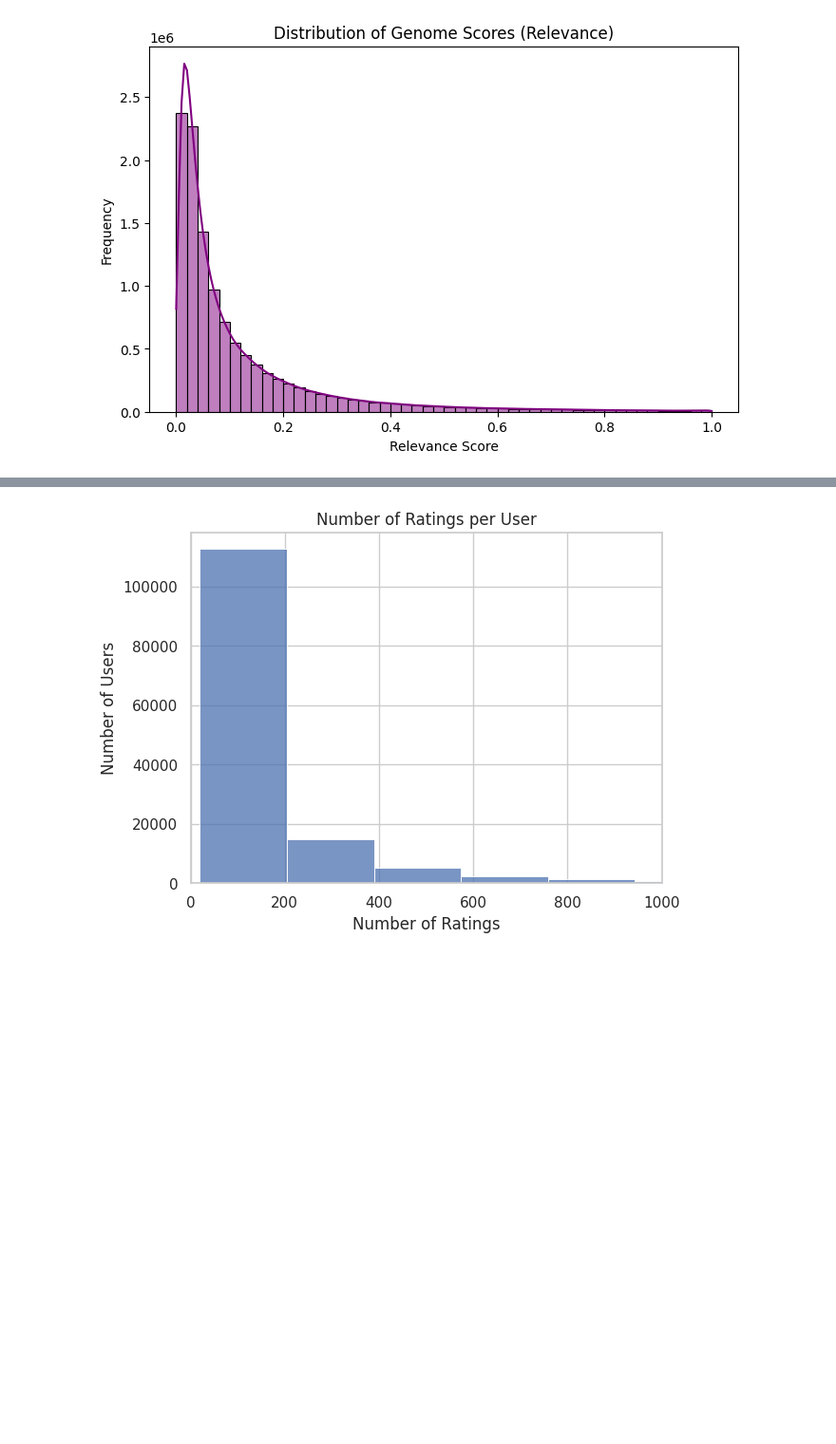
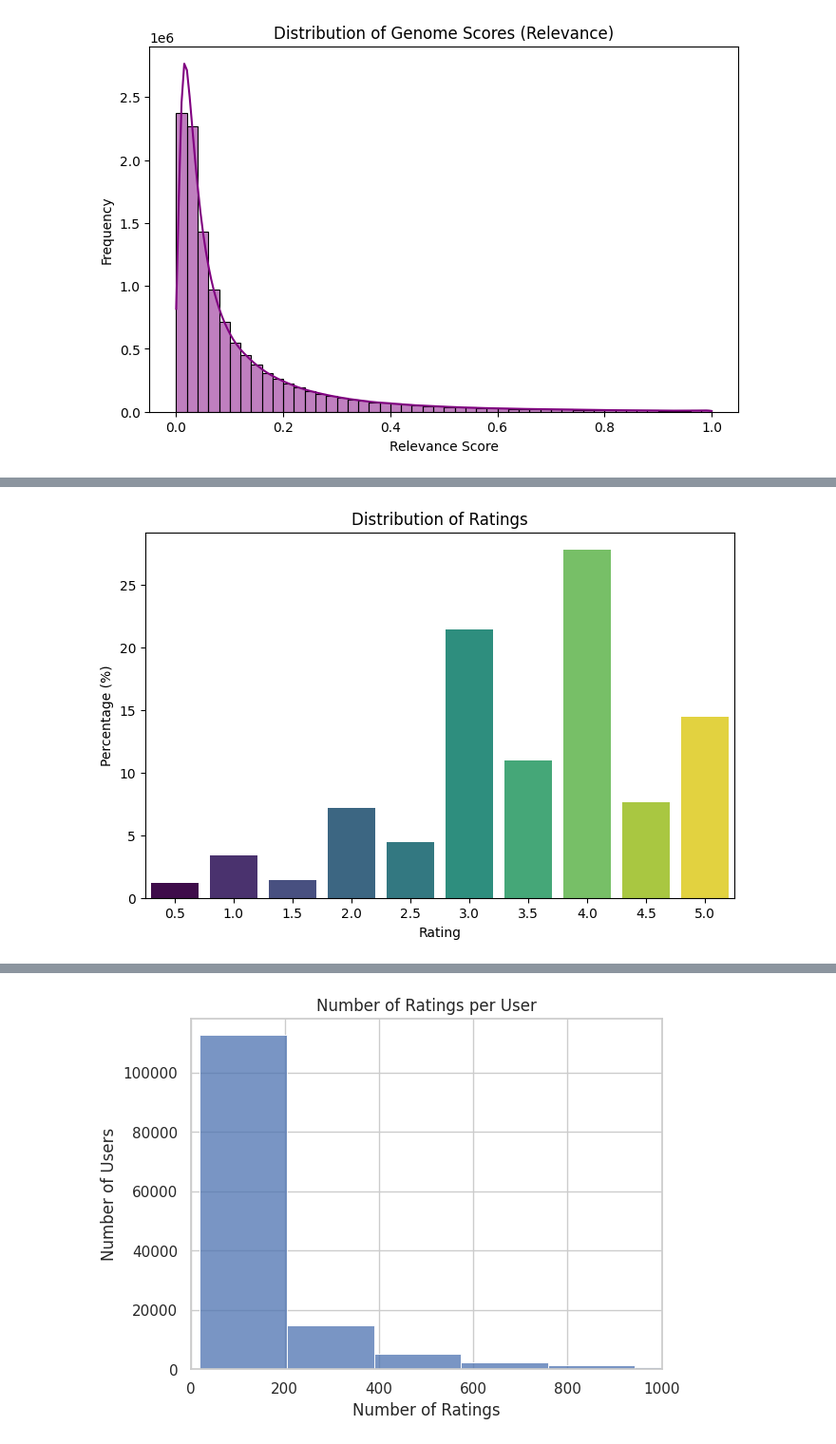
Before and after one commit to emanueleiacca/ADM-HW4, a Jupyter notebook: DataPreparation.ipynb, the cells around one changed output, grey strips where cells are left out. Shown at 95% size. Saved outputs shown, nothing was run; the diff lists cells and outputs as text; code cells hidden in the pictures; blank space fills up the shorter version.

```diff
--- a/DataPreparation.ipynb
+++ b/DataPreparation.ipynb
@@ -532,0 +413,20 @@ plt.show()
+# %%
+import matplotlib.pyplot as plt
+import seaborn as sns
+
+rating_counts = rating_df_pd['rating'].value_counts().sort_index()
+
+plt.figure(figsize=(8, 5))
+sns.barplot(
+    x=rating_counts.index,
+    y=(rating_counts.values / rating_counts.sum()) * 100,
+    hue=rating_counts.index,  # Assegna hue uguale a x
+    palette='viridis',
+    legend=False  # Disabilita la legenda
+)
+plt.title('Distribution of Ratings')
+plt.xlabel('Rating')
+plt.ylabel('Percentage (%)')
+plt.show()
+# %% [output]
+[figure, added]
```
Also changed, not shown: parts of 9 cells of this notebook.
